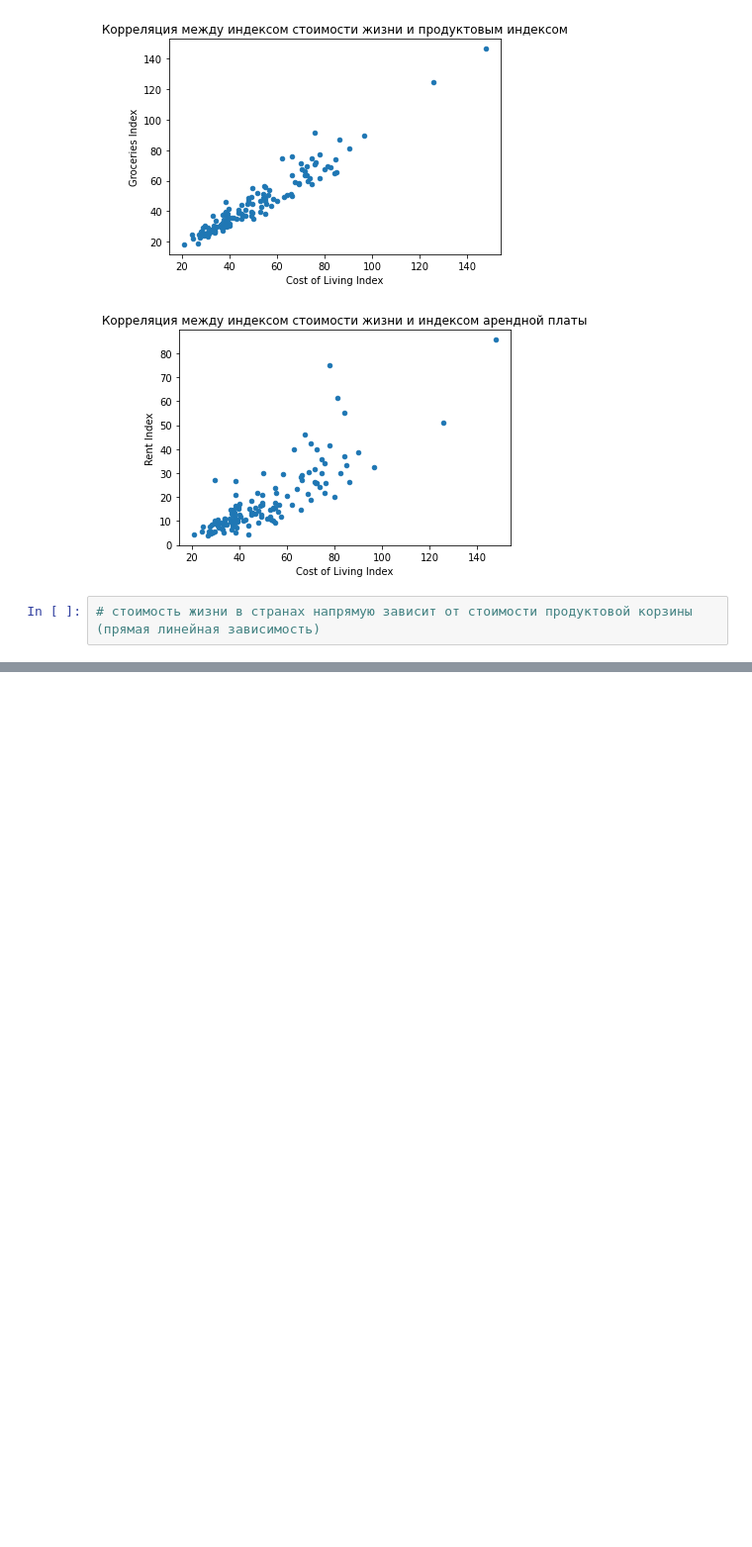
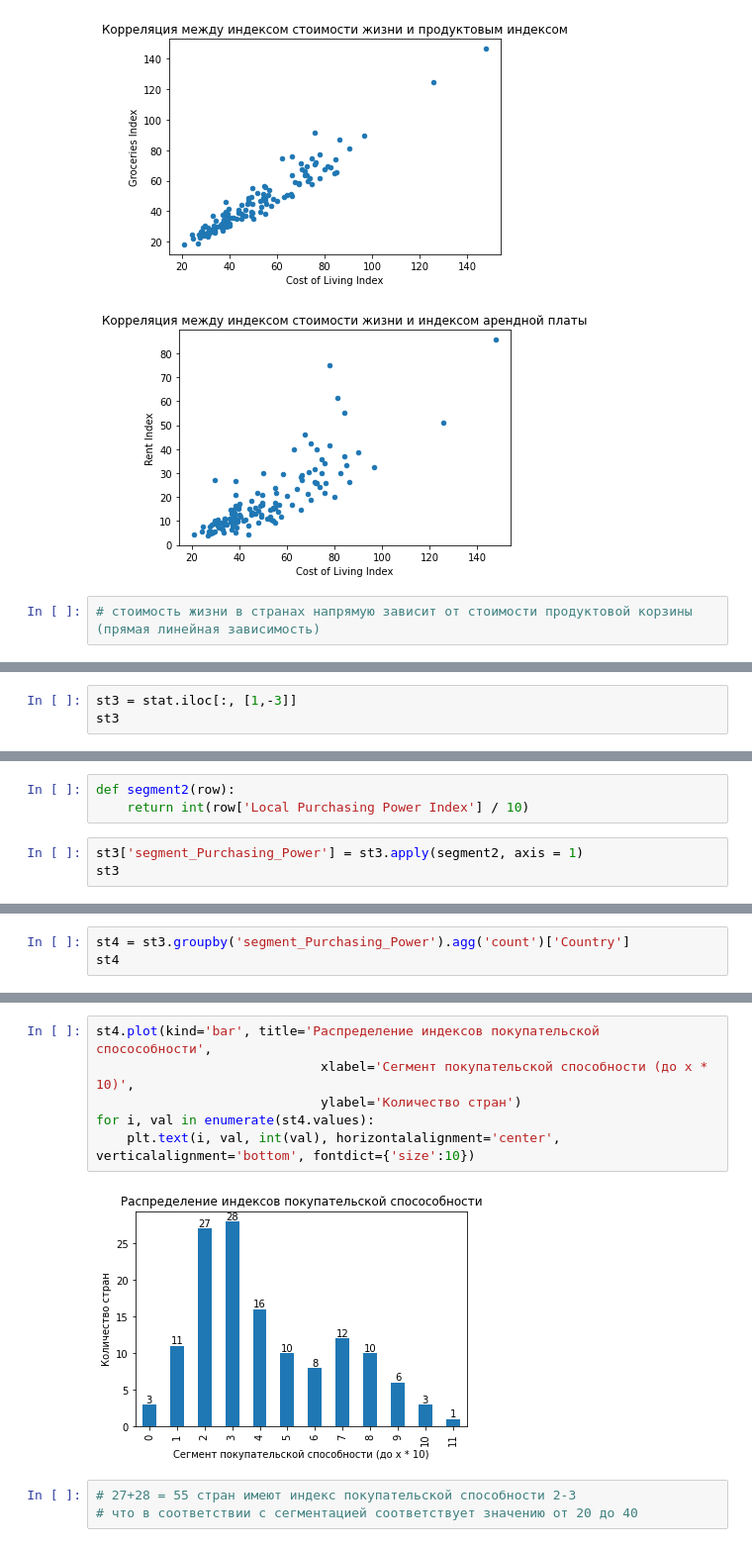
Before and after one commit to Kira1908/homework, a Jupyter notebook: HW_stat_EDA.ipynb, the cells around one changed output, grey strips where cells are left out. Shown at 99% size. Drawn from its saved outputs; the diff is of its cells as text; blank space fills up the shorter version.

```diff
--- a/HW_stat_EDA.ipynb
+++ b/HW_stat_EDA.ipynb
@@ -61,0 +120,3 @@ IndexError: .iloc requires numeric indexers, got ['Bermuda' 'Norway']
+# %%
+st3 = stat.iloc[:, [1,-3]]
+st3
@@ -61,0 +137,6 @@ IndexError: .iloc requires numeric indexers, got ['Bermuda' 'Norway']
+# %%
+def segment2(row):
+    return int(row['Local Purchasing Power Index'] / 10)
+# %%
+st3['segment_Purchasing_Power'] = st3.apply(segment2, axis = 1)
+st3
@@ -61,0 +162,3 @@ IndexError: .iloc requires numeric indexers, got ['Bermuda' 'Norway']
+# %%
+st4 = st3.groupby('segment_Purchasing_Power').agg('count')['Country']
+st4
@@ -61,0 +180,11 @@ IndexError: .iloc requires numeric indexers, got ['Bermuda' 'Norway']
+# %%
+st4.plot(kind='bar', title='Распределение индексов покупательской спосособности',
+                             xlabel='Сегмент покупательской способности (до x * 10)',
+                             ylabel='Количество стран')
+for i, val in enumerate(st4.values):
+    plt.text(i, val, int(val), horizontalalignment='center', verticalalignment='bottom', fontdict={'size':10})
+# %% [output]
+[figure, added]
+# %%
+# 27+28 = 55 стран имеют индекс покупательской способности 2-3
+# что в соответствии с сегментацией соответствует значению от 20 до 40
```
Also changed, not shown: parts of 11 cells of this notebook.
